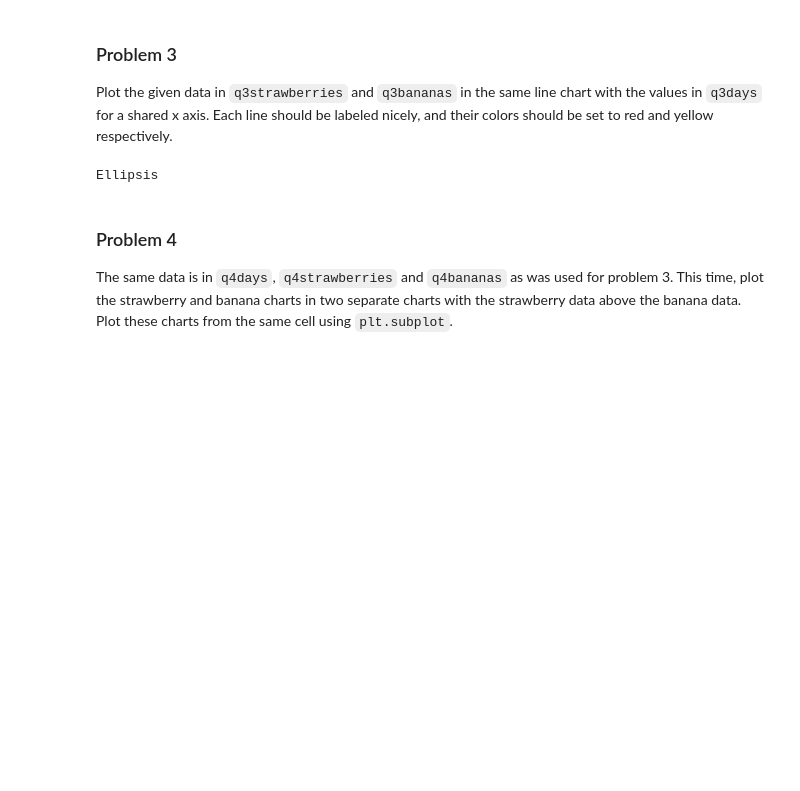
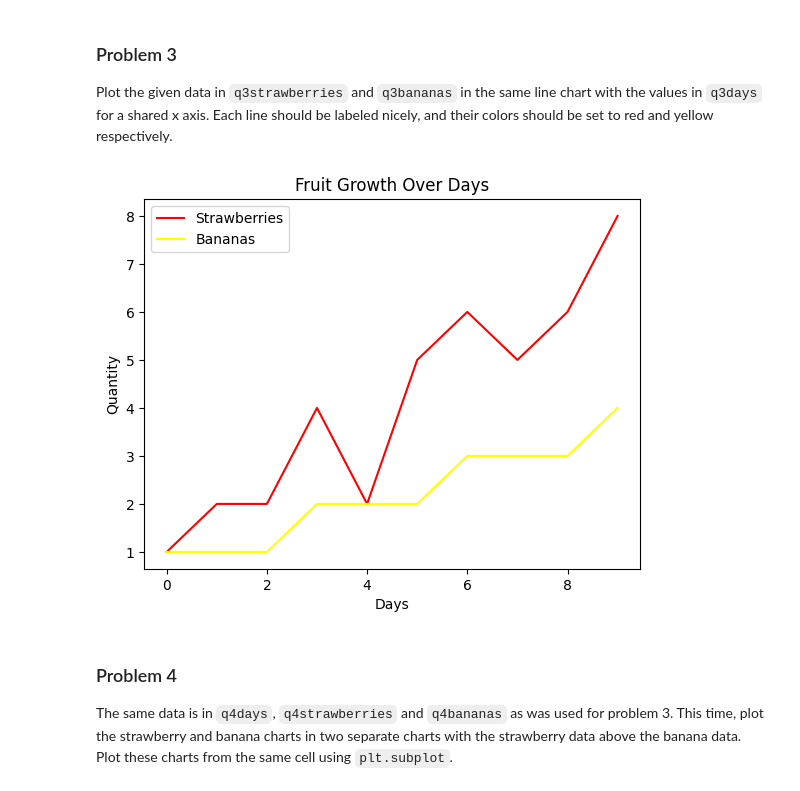
Before and after one commit to JCameronH/dx602-homework-05, a Jupyter notebook: homework.ipynb, the cells around one changed output. Cells and saved outputs as stored; diff of their text form; code cells hidden in the pictures; blank space fills up the shorter version.

```diff
--- a/homework.ipynb
+++ b/homework.ipynb
@@ -113,12 +113,22 @@ Each line should be labeled nicely, and their colors should be set to red and ye
 q3days = range(10)
 q3strawberries = [1, 2, 2, 4, 2, 5, 6, 5, 6, 8]
 q3bananas = [1, 1, 1, 2, 2, 2, 3, 3, 3, 4]
-# %%
-# YOUR CHANGES HERE
-
-...
-# %% [output]
-Ellipsis
+# %%
+# YOUR CHANGES HERE
+
+
+plt.plot(q3days, q3strawberries, color='red', label='Strawberries')
+plt.plot(q3days, q3bananas, color='yellow', label='Bananas')
+
+
+plt.title("Fruit Growth Over Days")
+plt.xlabel("Days")
+plt.ylabel("Quantity")
+plt.legend()
+
+plt.show()
+# %% [output]
+[figure, added]
 # %% [markdown]
 ### Problem 4
 
```
